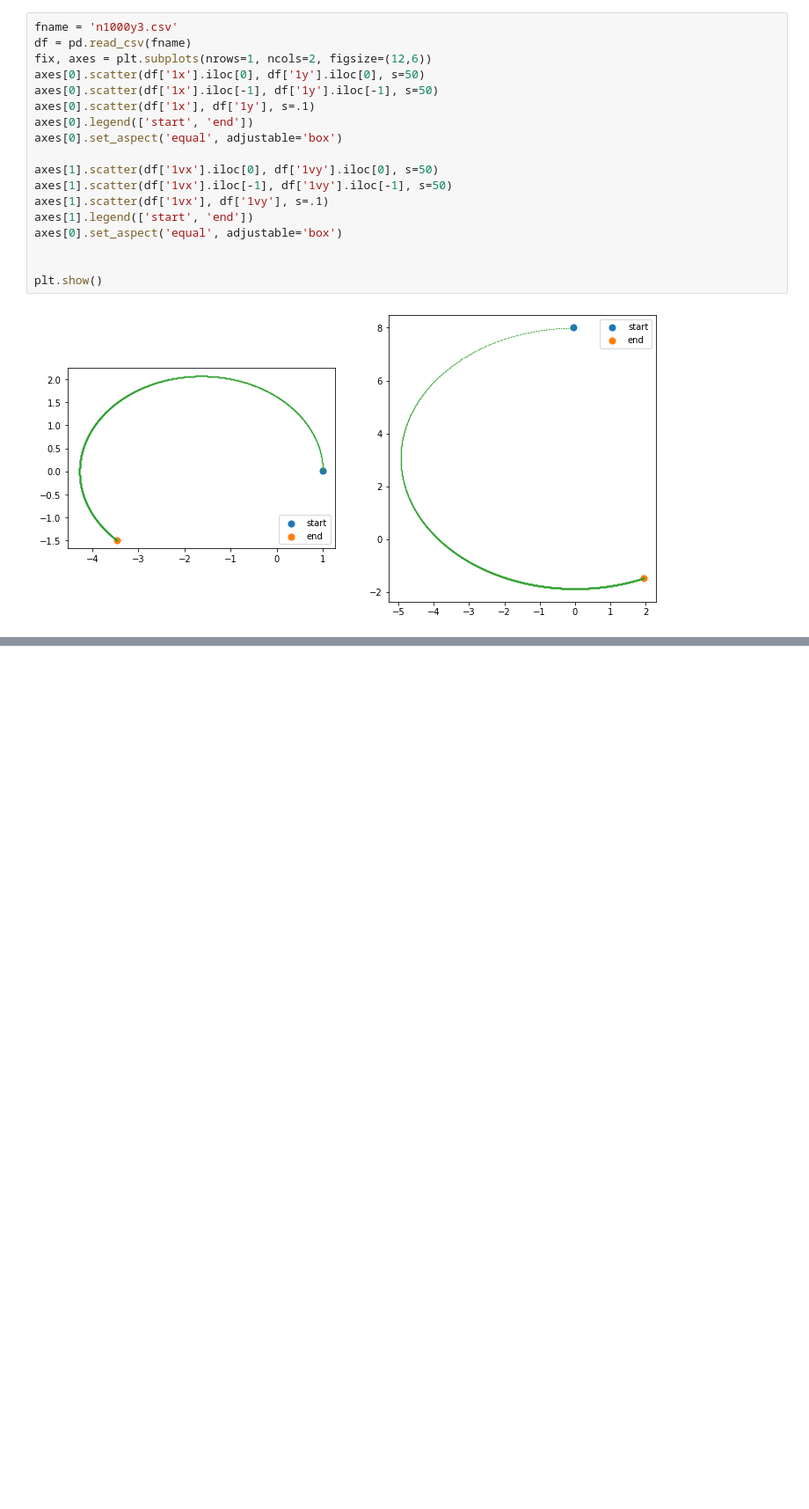
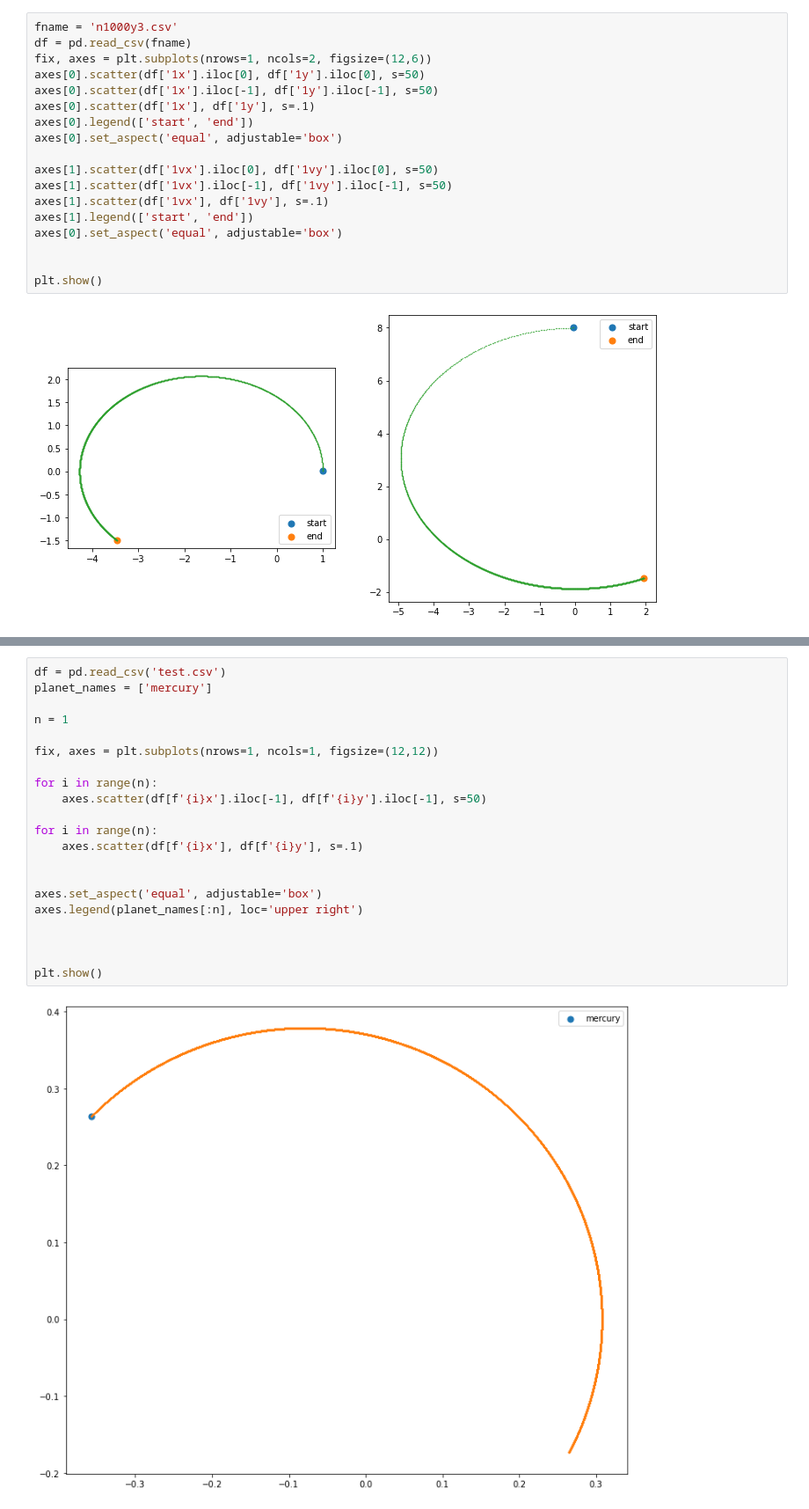
Before and after one commit to fonstelien/FYS4150, a Jupyter notebook: project3/results/project3.ipynb, the cells around one changed output, grey strips where cells are left out. Shown at 88% size. Saved outputs shown, nothing was run; the diff lists cells and outputs as text; blank space fills up the shorter version.

```diff
--- a/project3/results/project3.ipynb
+++ b/project3/results/project3.ipynb
@@ -67,0 +80,23 @@ plt.show()
+# %%
+df = pd.read_csv('test.csv')
+planet_names = ['mercury']
+
+n = 1
+
+fix, axes = plt.subplots(nrows=1, ncols=1, figsize=(12,12))
+
+for i in range(n):
+    axes.scatter(df[f'{i}x'].iloc[-1], df[f'{i}y'].iloc[-1], s=50)
+
+for i in range(n):
+    axes.scatter(df[f'{i}x'], df[f'{i}y'], s=.1)
+
+
+axes.set_aspect('equal', adjustable='box')
+axes.legend(planet_names[:n], loc='upper right')
+
+
+
+plt.show()
+# %% [output]
+[figure, added]
```
Also changed, not shown: parts of 14 cells of this notebook, 5 other files.
